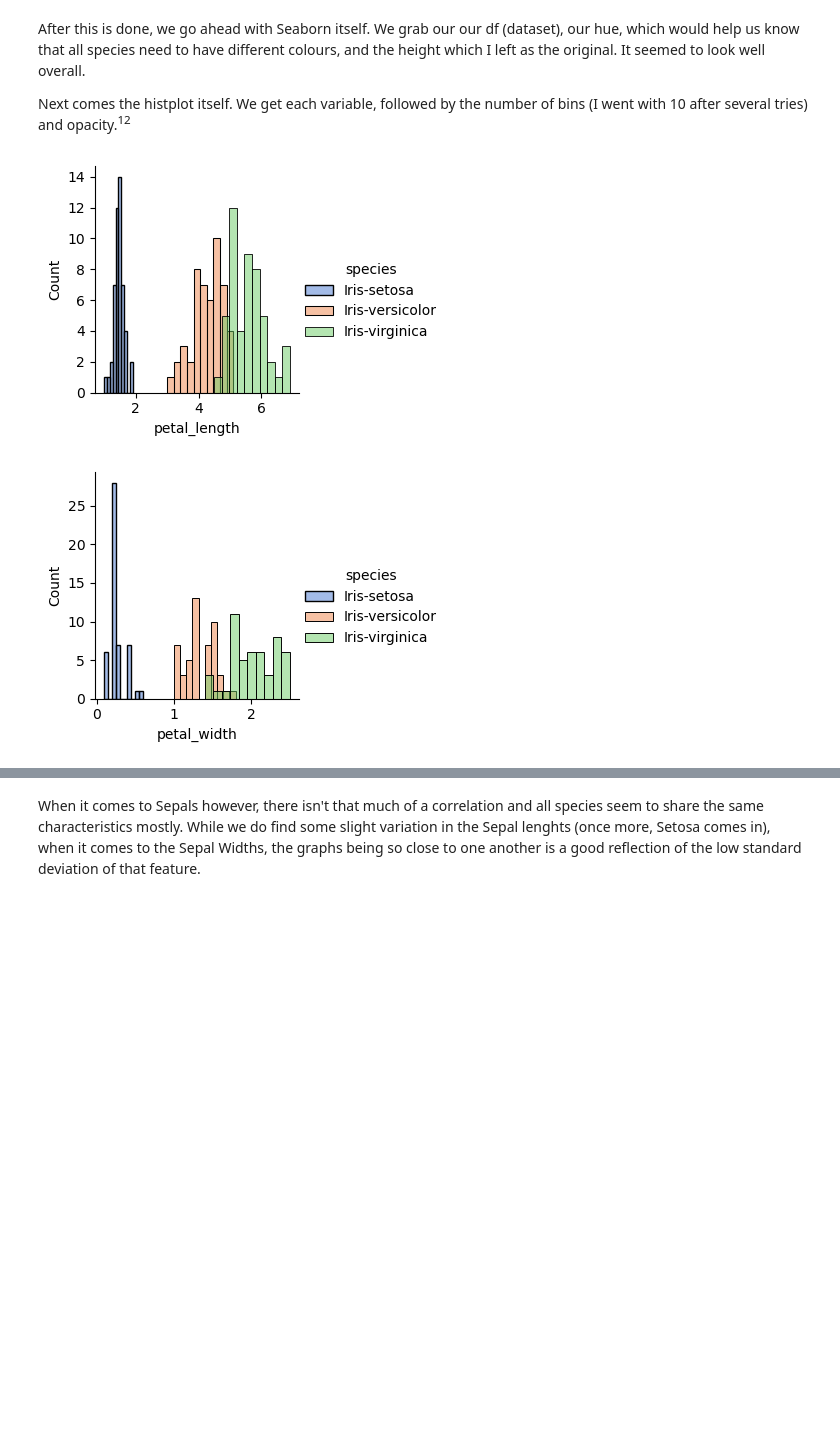
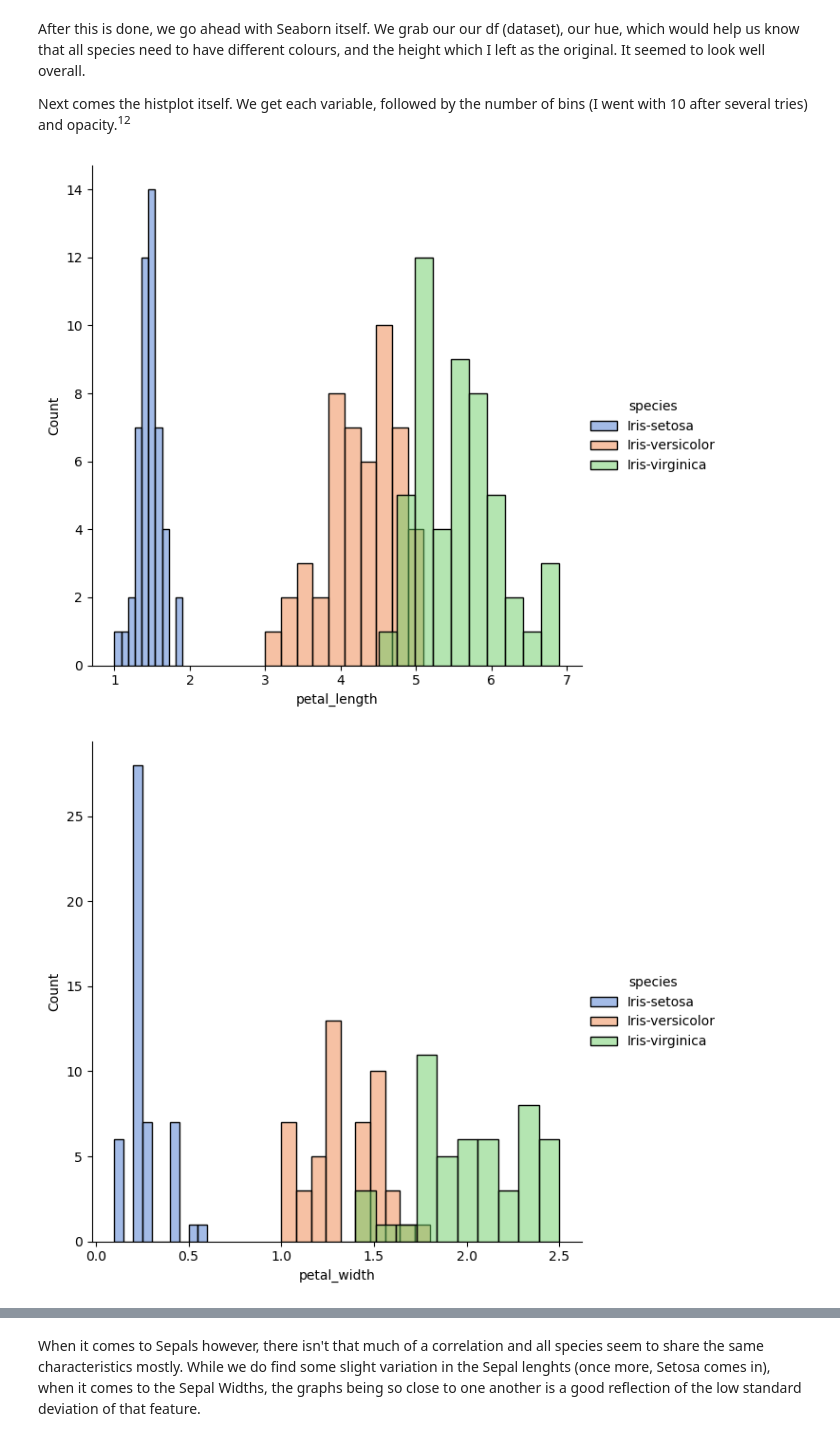
Before and after one commit to LoicBagnoud/pands-project, a Jupyter notebook: iris.ipynb, the cells around one changed output, grey strips where cells are left out. Drawn from its saved outputs; the diff is of its cells as text; code cells hidden in the pictures; blank space fills up the shorter version.

```diff
--- a/iris.ipynb
+++ b/iris.ipynb
@@ -183,15 +183,15 @@ Next comes the histplot itself. We get each variable, followed by the number of
 # %%
 # For our petals, assigned them variables, so that we save them as png files later on and defined as per seaborn's documentation, from left to right: Our data, our info on the side,
 # the height of our plot, followed by the type of plot we want, the name of column we are counting, the number of bins, the opacity and finally just the function to add the legend.
-petal_length_histogram = sns.FacetGrid(df, hue="species", height=3).map(sns.histplot, "petal_length", bins=10, alpha=0.5).add_legend()
-petal_width_histogram = sns.FacetGrid(df, hue="species",  height=3).map(sns.histplot, "petal_width", bins=10, alpha=0.5).add_legend()
+petal_length_histogram = sns.FacetGrid(df, hue="species", height=6).map(sns.histplot, "petal_length", bins=10, alpha=0.5).add_legend()
+petal_width_histogram = sns.FacetGrid(df, hue="species",  height=6).map(sns.histplot, "petal_width", bins=10, alpha=0.5).add_legend()
 
 # In here, are our commands for showing the plots and closing them (For Jupyter Notebooks, it's not really necessary to close them but in the actual script it is)
 plt.show()
 plt.close()
 # %% [output]
-[figure, old version]
+[figure, new version]
-[figure, old version]
+[figure, new version]
 # %% [markdown]
 The plots will highlight our initial findings here and show us if our initial assumptions were correct.
 >
```
Also changed, not shown: parts of 15 cells of this notebook, 10 other files.
